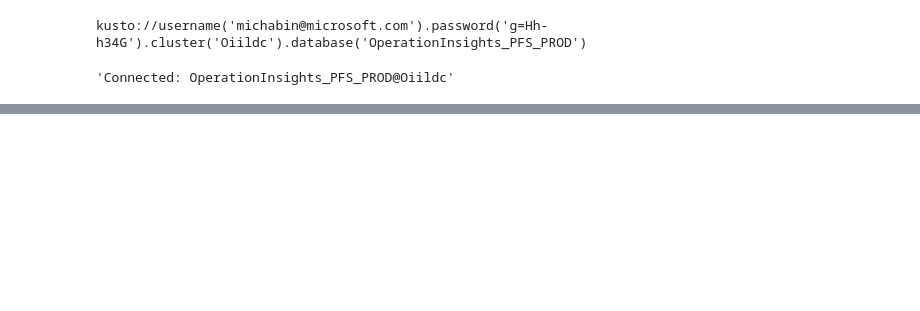
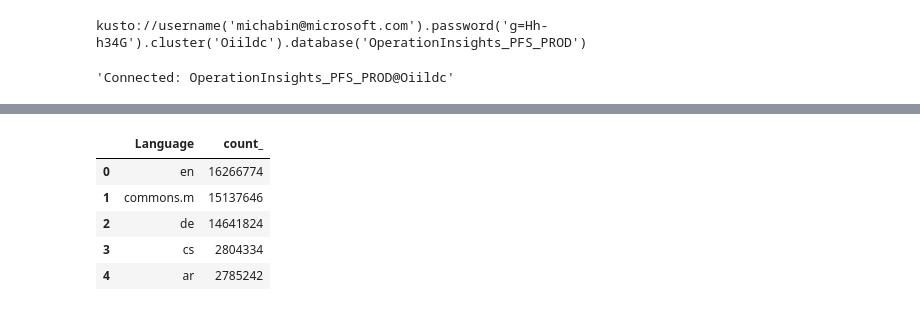
Before and after one commit to mbnshtck/jupyter-kql-magic, a Jupyter notebook: src/kqlmagicplay.ipynb, the cells around one changed output, grey strips where cells are left out. Drawn from its saved outputs; the diff is of its cells as text; code cells hidden in the pictures; blank space fills up the shorter version.

```diff
--- a/src/kqlmagicplay.ipynb
+++ b/src/kqlmagicplay.ipynb
@@ -61,0 +178,9 @@ x.head()
+# %%
+_.tail()
+# %% [output]
+|  | Language | count_ |
+| 0 | en | 16266774 |
+| 1 | commons.m | 15137646 |
+| 2 | de | 14641824 |
+| 3 | cs | 2804334 |
+| 4 | ar | 2785242 |
```
Also changed, not shown: parts of 20 cells of this notebook, 15 other files.
